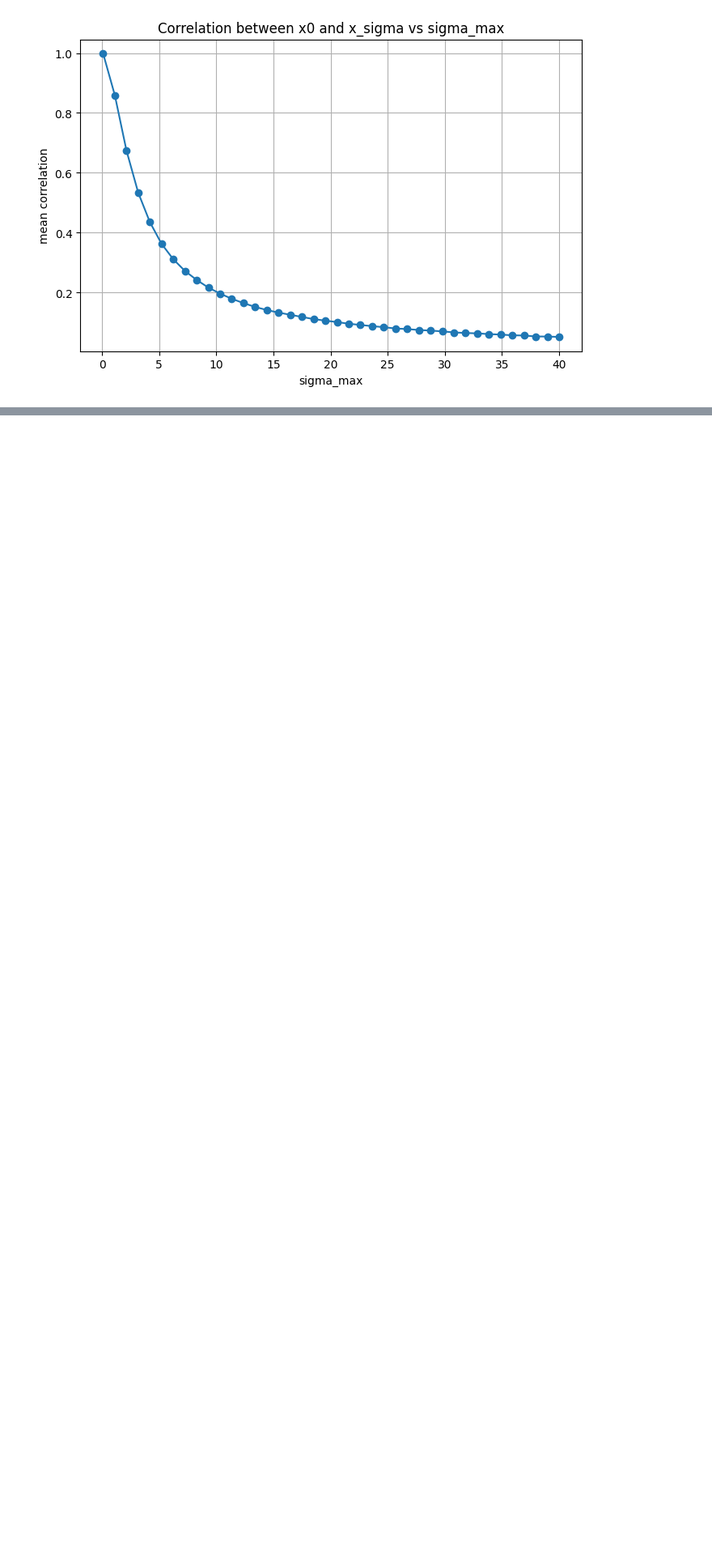
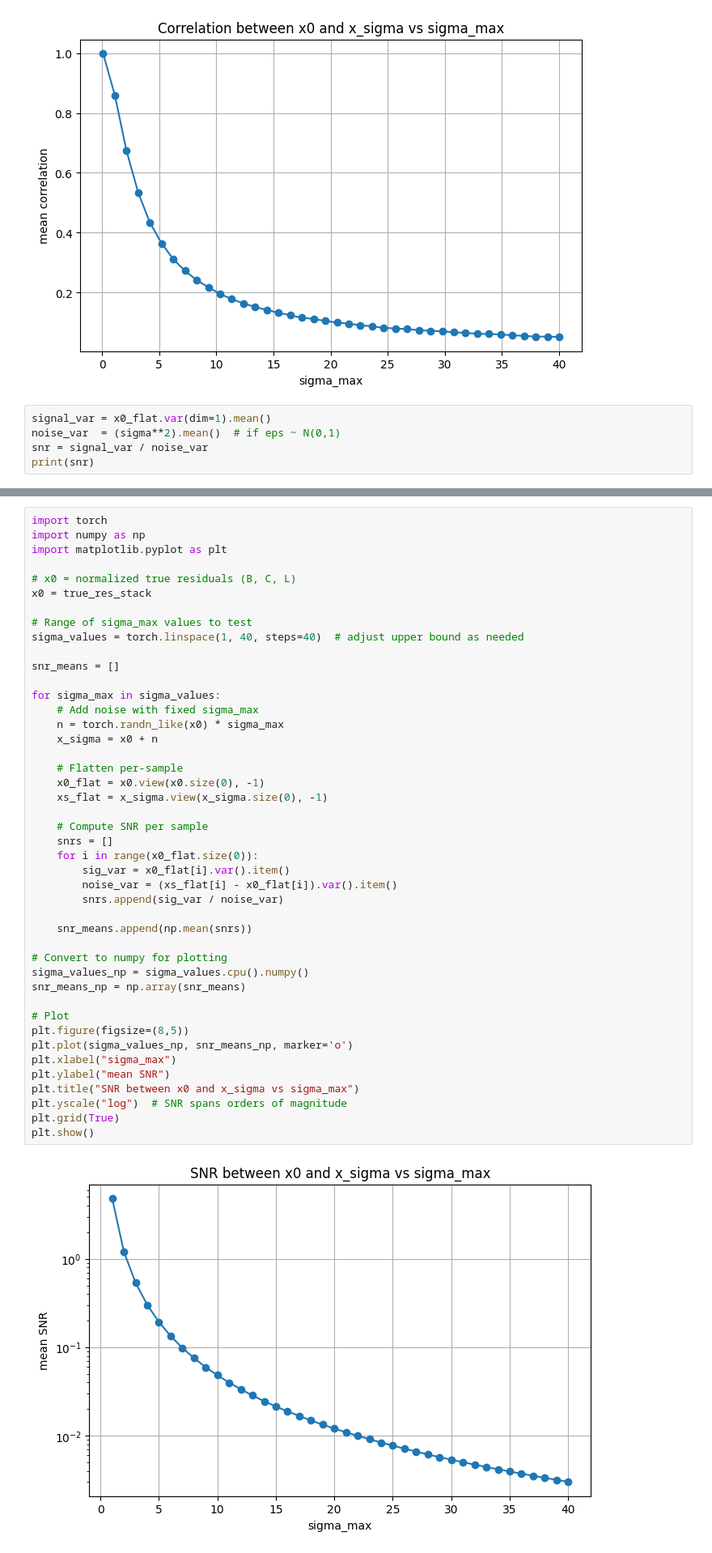
Before and after one commit to katherinefrields/climsim-kaggle-edition, a Jupyter notebook: evaluation/offline/NoiseCalibration.ipynb, the cells around one changed output, grey strips where cells are left out. Shown at 81% size. Cells and saved outputs as stored; diff of their text form; blank space fills up the shorter version.

```diff
--- a/evaluation/offline/NoiseCalibration.ipynb
+++ b/evaluation/offline/NoiseCalibration.ipynb
@@ -288,3 +302,8 @@ plt.grid(True)
 plt.show()
 # %% [output]
 [figure]
+# %%
+signal_var = x0_flat.var(dim=1).mean()
+noise_var  = (sigma**2).mean()  # if eps ~ N(0,1)
+snr = signal_var / noise_var
+print(snr)
@@ -290,0 +312,46 @@ plt.show()
+# %%
+import torch
+import numpy as np
+import matplotlib.pyplot as plt
+
+# x0 = normalized true residuals (B, C, L)
+x0 = true_res_stack
+
+# Range of sigma_max values to test
+sigma_values = torch.linspace(1, 40, steps=40)  # adjust upper bound as needed
+
+snr_means = []
+
+for sigma_max in sigma_values:
+    # Add noise with fixed sigma_max
+    n = torch.randn_like(x0) * sigma_max
+    x_sigma = x0 + n
+
+    # Flatten per-sample
+    x0_flat = x0.view(x0.size(0), -1)
+    xs_flat = x_sigma.view(x_sigma.size(0), -1)
+
+    # Compute SNR per sample
+    snrs = []
+    for i in range(x0_flat.size(0)):
+        sig_var = x0_flat[i].var().item()
+        noise_var = (xs_flat[i] - x0_flat[i]).var().item()
+        snrs.append(sig_var / noise_var)
+
+    snr_means.append(np.mean(snrs))
+
+# Convert to numpy for plotting
+sigma_values_np = sigma_values.cpu().numpy()
+snr_means_np = np.array(snr_means)
+
+# Plot
+plt.figure(figsize=(8,5))
+plt.plot(sigma_values_np, snr_means_np, marker='o')
+plt.xlabel("sigma_max")
+plt.ylabel("mean SNR")
+plt.title("SNR between x0 and x_sigma vs sigma_max")
+plt.yscale("log")  # SNR spans orders of magnitude
+plt.grid(True)
+plt.show()
+# %% [output]
+[figure, added]
```
Also changed, not shown: parts of 5 cells of this notebook, 1 other file.
